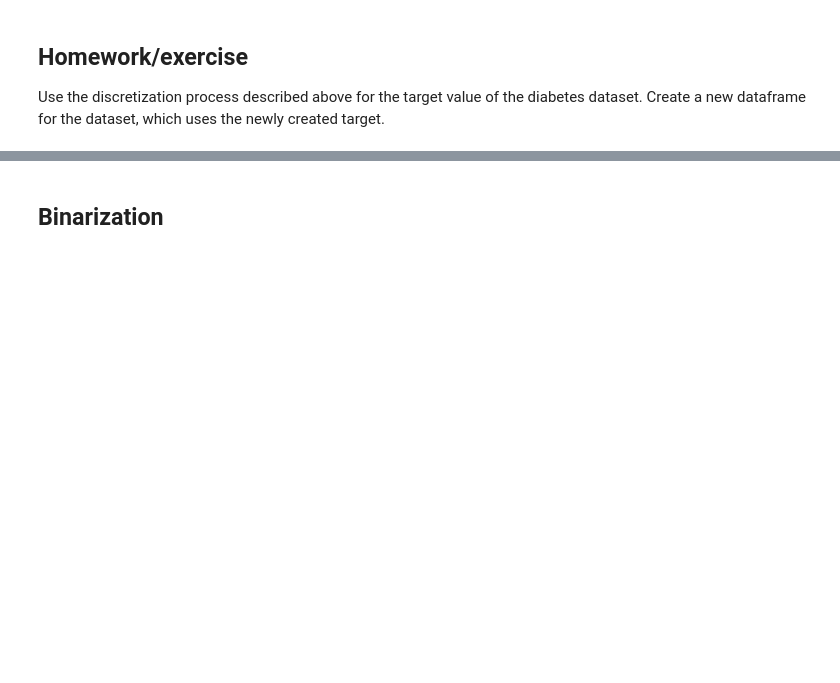
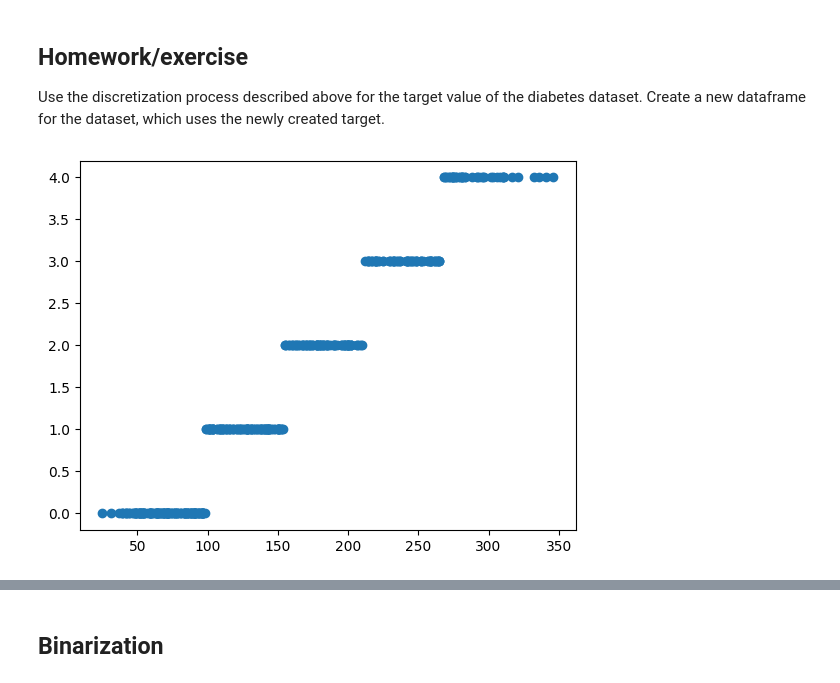
Before and after one commit to Bialkasss/Data-mining, a Jupyter notebook: Pre-processing/dm_data_preprocessing.ipynb, the cells around one changed output, grey strips where cells are left out. Drawn from its saved outputs; the diff is of its cells as text; code cells hidden in the pictures; blank space fills up the shorter version.

```diff
--- a/Pre-processing/dm_data_preprocessing.ipynb
+++ b/Pre-processing/dm_data_preprocessing.ipynb
@@ -435,3 +422,19 @@ Returning the number of logical cores instead. You can silence this warning by s
  ## Homework/exercise
 
  Use the discretization process described above for the target value of the diabetes dataset. Create a new dataframe for the dataset, which uses the newly created target.
+# %%
+diab_df = pd.DataFrame(np.concatenate([diabetes.data, np.array([diabetes.target]).T], axis=1), columns= diabetes.feature_names + ['target'])
+
+kbin = preprocessing.KBinsDiscretizer(n_bins = 5, strategy='kmeans', encode = 'ordinal').fit(diab_df[['target']])
+
+diabetes_binned = pd.DataFrame(kbin.transform(diab_df[['target']]))
+
+x = diab_df['target']
+y= diabetes_binned[:]
+
+plt.scatter(x, y)
+plt.show()
+
+diab_df.describe()
+# %% [output]
+[figure, added]
```
Also changed, not shown: parts of 7 cells of this notebook.
